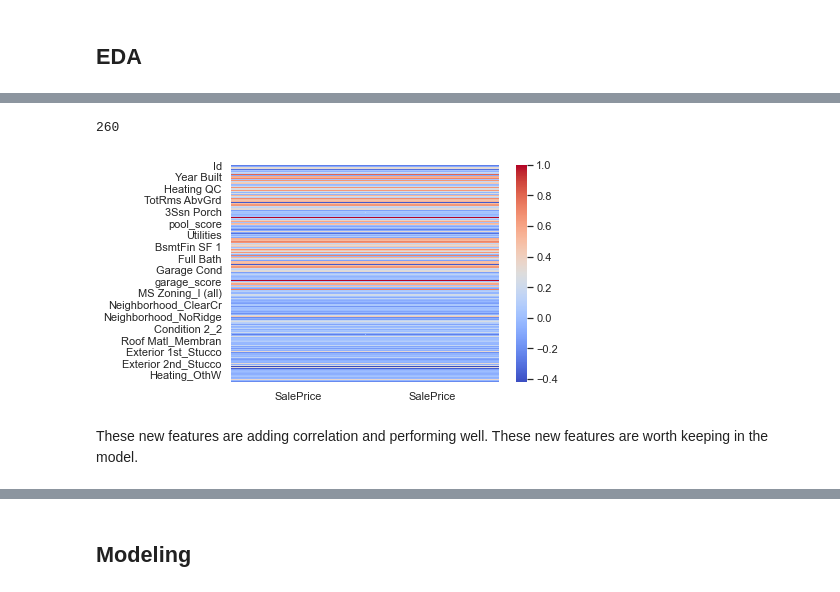
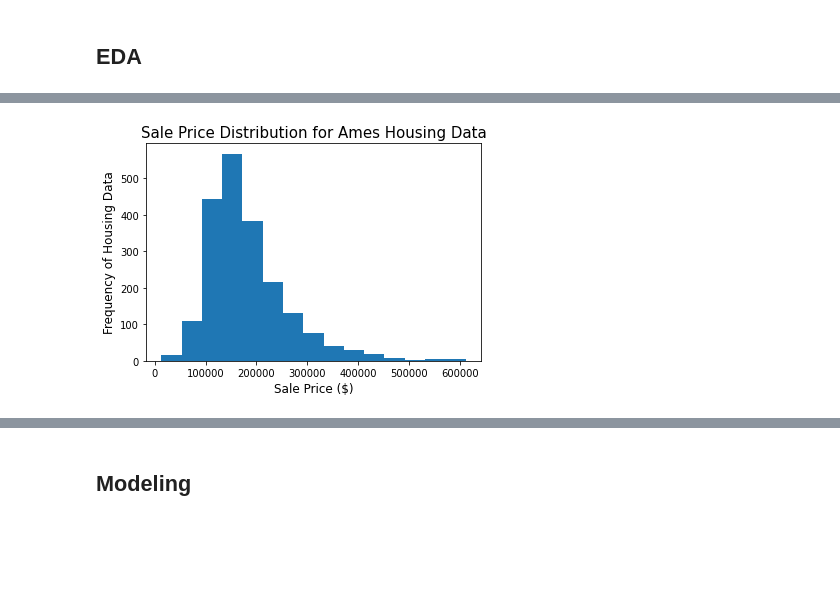
Before and after one commit to Agelf123/ames_real_estate_project, a Jupyter notebook: code/project_2.ipynb, the cells around one changed output, grey strips where cells are left out. Drawn from its saved outputs; the diff is of its cells as text; code cells hidden in the pictures; blank space fills up the shorter version.

```diff
--- a/code/project_2.ipynb
+++ b/code/project_2.ipynb
@@ -305,20 +295,0 @@ sns.pairplot(data, y_vars=['Overall Qual','Exter Qual','Kitchen Qual', 'Gr Liv A
-# %%
-data['garage_score'] = data['Garage Qual'] * data['Garage Cond'] * data['Garage Qual'] * data['Garage Cond']# creating new features based on likely relationship
-data['basement_score'] = data['Bsmt Full Bath'] * data['Bsmt Half Bath'] * data['BsmtFin Type 2'] * data['BsmtFin SF 2'] * data['Bsmt Unf SF'] * data['Total Bsmt SF'] * data['Bsmt Qual'] * data['Bsmt Cond'] * data['Bsmt Exposure'] * data['BsmtFin Type 1'] * data['BsmtFin SF 1']
-data['bath_score'] = data['Full Bath'] * data['Half Bath']# creating new features based on likely relationship
-data['ext_score'] =  data['Exter Qual'] * data['Exter Cond']# creating new features based on likely relationship
-data['outdoor_score'] =  data['Paved Drive'] * data['Wood Deck SF'] * data['Open Porch SF'] * data['Enclosed Porch'] * data['3Ssn Porch'] * data['Screen Porch']
-# %%
-data['pool_score'] = data['Pool Area'] * data['Pool QC']# creating new features based on likely relationship
-data['fireplace_score'] = data['Fireplaces'] * data['Fireplace Qu']
-data['kitchen_score'] = data['Kitchen AbvGr'] * data['Kitchen Qual']# creating new features based on likely relationship
-data['misc_score'] = data['Misc Val'] * data['Misc Feature']
-data['land_score'] = data['Lot Frontage'] * data['Lot Area'] * data['Alley'] * data['Lot Shape'] * data['Utilities'] * data['Land Slope']
-data['quality_score'] = data['Overall Qual'] * data['Overall Cond'] * data['Kitchen Qual']
-data['size_score']  = data['1st Flr SF'] * data['2nd Flr SF'] * data['Low Qual Fin SF'] * data['Gr Liv Area']# creating new features based on likely relationship
-for i in dummy_list:
-    fill_na(data,i)# fill in dummy list Nulls
-# %%
-zoning_dummys = pd.get_dummies(data, columns = ['MS Zoning','Land Contour','Lot Config','Neighborhood','Condition 1','Condition 2','House Style','Roof Style','Roof Matl','Exterior 1st','Exterior 2nd','Mas Vnr Type','Foundation','Heating','Sale Type'], drop_first=True)
-data = pd.concat([data, zoning_dummys],axis=1)# get dummies and concatenate to DF
-data.fillna(0,inplace=True)z
@@ -329,2 +295,0 @@ data.shape
-# %%
-data = data.drop_duplicates()# drop possible duplicates
@@ -335,10 +296,7 @@ first = list(names.columns)# get feature list
-# %%
-len(first)
-# %% [output]
-260
-# %%
-sns.heatmap(pd.DataFrame(data.corr()['SalePrice']), cmap='coolwarm');# new features that are performing well to look out for
-# %% [output]
-[figure, removed]
-# %% [markdown]
-These new features are adding correlation and performing well. These new features are worth keeping in the model.
+# %%
+plt.hist(data['SalePrice'],bins=15)
+plt.title('Sale Price Distribution for Ames Housing Data',size=15)
+plt.xlabel('Sale Price ($)',size=12)
+plt.ylabel('Frequency of Housing Data',size=12);
+# %% [output]
+[figure, added]
```
Also changed, not shown: parts of 123 cells of this notebook, 2 other files.
